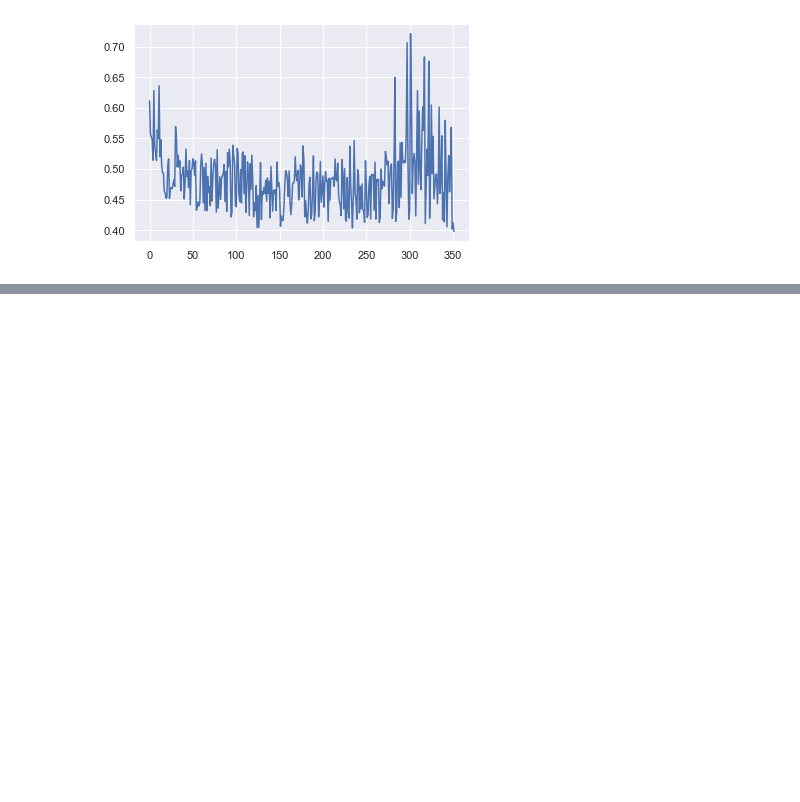
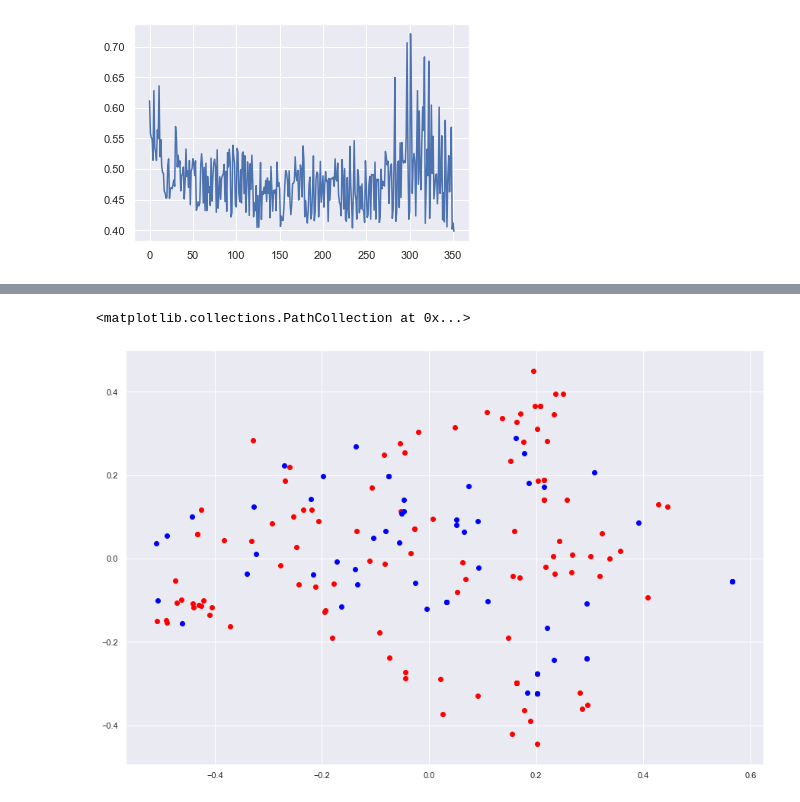
Before and after one commit to qwqmlf/qwgc, a Jupyter notebook: notebook/Plots.ipynb, the cells around one changed output, grey strips where cells are left out. Drawn from its saved outputs; the diff is of its cells as text; code cells hidden in the pictures; blank space fills up the shorter version.

```diff
--- a/notebook/Plots.ipynb
+++ b/notebook/Plots.ipynb
@@ -50,3 +50,16 @@ plt.plot(range(len(e3s)), e3s)
 # %% [output]
 [<matplotlib.lines.Line2D at 0x...>]
 [figure]
+# %%
+import numpy as np
+from sklearn.decomposition import PCA
+
+predata = []
+with open('../result.txt') as f:
+    lines = f.readlines()
+    for l in lines:
+        temp = []
+        for lsa in l[1:-2].split(","):
+            temp.append(complex(lsa))
+        predata.append(temp)
+print(predata)
@@ -52,0 +68,13 @@ plt.plot(range(len(e3s)), e3s)
+# %%
+X = np.array(predata, dtype=complex)
+reals = []
+imags = []
+for x in X:
+    temp_re = []
+    temp_im = []
+    for ele in x:
+        print(ele.real)
+        temp_re.append(ele.real)
+        temp_im.append(ele.imag)
+    reals.append(temp_re)
+    imags.append(temp_im)
@@ -52,0 +99,20 @@ plt.plot(range(len(e3s)), e3s)
+# %%
+labels = [1, 1, 1, 1, 1, 1, 1, 1, 1, 1, 1, 1, 1, 1, -1, 1, -1, 1, -1, -1, -1, 1, -1, 1, 1, 1, 1, 1, 1, 1, 1, 1, 1, 1, 1, -1, 1, 1, 1, 1, 1, 1, -1, 1, 1, -1, -1, 1, 1, 1, -1, 1, 1, -1, 1, 1, -1, -1, -1, 1, 1, 1, 1, 1, -1, 1, 1, 1, -1, -1, 1, 1, 1, 1, 1, 1, 1, 1, -1, 1, -1, 1, 1, 1, 1, 1, 1, 1, 1, 1, -1, -1, 1, -1, -1, 1, -1, 1, 1, -1, -1, 1, 1, -1, -1, 1, 1, 1, 1, -1, -1, -1, -1, -1, 1, -1, 1, 1, -1, -1, 1, -1, -1, -1, -1, 1, 1, -1, 1, 1, -1, 1, 1, 1, -1, -1, -1, 1, 1, 1, -1, 1, 1, 1, 1, 1, 1, 1, -1, 1, 1, 1, 1, 1, 1, -1, 1, 1, 1, -1, 1, -1, -1, 1, 1, -1, -1, 1, -1]
+# %%
+import matplotlib.pyplot as plt
+import seaborn as sns
+pca = PCA(n_components=2)
+reals = pca.fit_transform(reals)
+# class 1
+group1 = [i for i, j in zip(reals, labels) if j==1]
+g1_x, g1_y = [i[0] for i in group1], [i[1] for i in group1]
+# class -1
+group2 = [i for i, j in zip(reals, labels) if j==-1]
+g2_x, g2_y = [i[0] for i in group2], [i[1] for i in group2]
+sns.set()
+fig = plt.figure(figsize=(15, 10))
+plt.scatter(g1_x, g1_y, c="red")
+plt.scatter(g2_x, g2_y, c="blue")
+# %% [output]
+<matplotlib.collections.PathCollection at 0x...>
+[figure, added]
```
Also changed, not shown: parts of 6 cells of this notebook, 5 other files.
